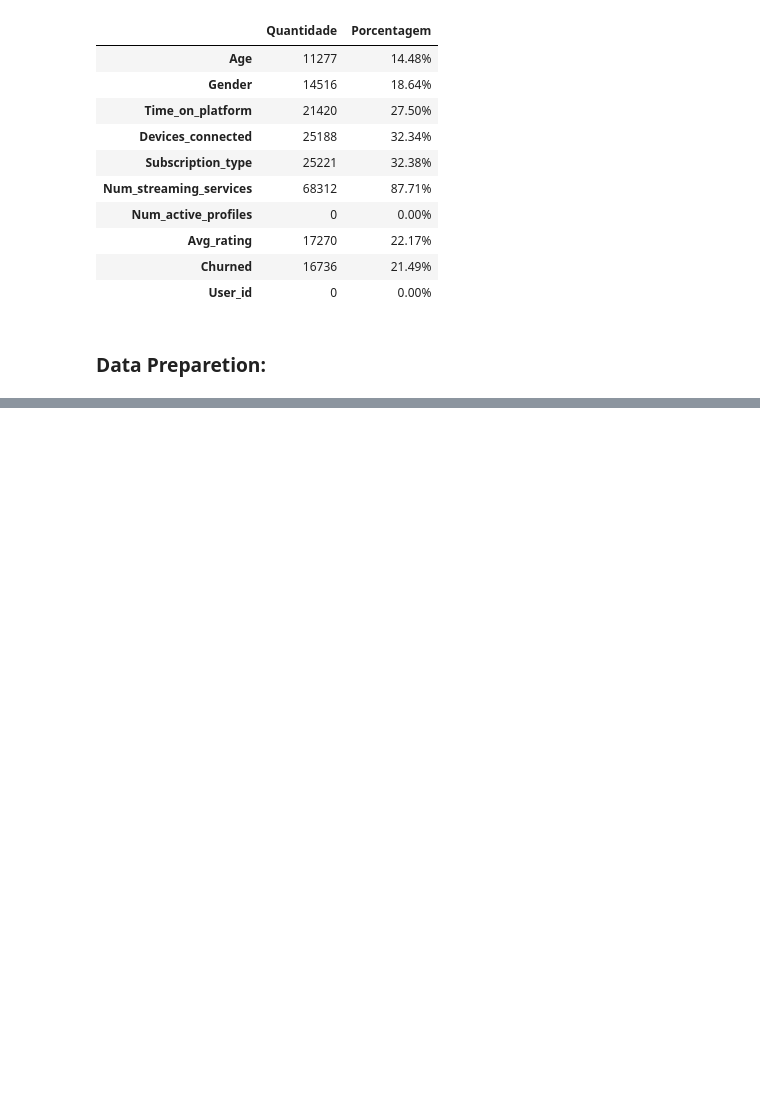
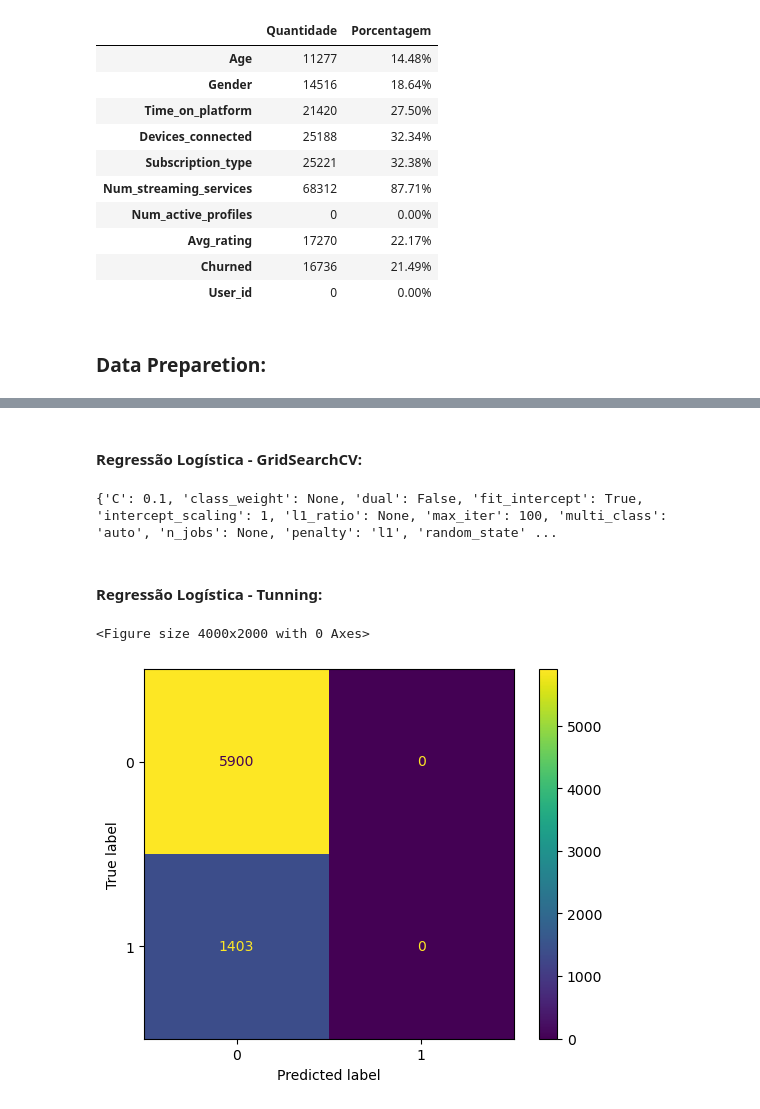
Before and after one commit to SamuelBarbosaDev/Churn_Prediction_Model, a Jupyter notebook: core/core/main.ipynb, the cells around one changed output, grey strips where cells are left out. Drawn from its saved outputs; the diff is of its cells as text; code cells hidden in the pictures; blank space fills up the shorter version.

```diff
--- a/core/core/main.ipynb
+++ b/core/core/main.ipynb
@@ -144,0 +313,2 @@ df[colunas_float] = churn_prediction.convertendo_colunas(
+# %% [markdown]
+#### Regressão Logística - GridSearchCV:
@@ -144,0 +329,39 @@ df[colunas_float] = churn_prediction.convertendo_colunas(
+# %%
+print(parameters)
+# %% [output]
+{'C': 0.1, 'class_weight': None, 'dual': False, 'fit_intercept': True, 'intercept_scaling': 1, 'l1_ratio': None, 'max_iter': 100, 'multi_class': 'auto', 'n_jobs': None, 'penalty': 'l1', 'random_state' ...
+# %% [markdown]
+#### Regressão Logística - Tunning:
+# %%
+modelo = LogisticRegression(
+    C=0.1,
+    class_weight=None,
+    dual=False,
+    fit_intercept=True,
+    intercept_scaling=1,
+    l1_ratio=None,
+    max_iter=100,
+    multi_class='auto',
+    n_jobs=None,
+    penalty='l1',
+    random_state=None,
+    solver='saga',
+    tol=0.0001,
+    verbose=0,
+    warm_start=False
+)
+# %%
+training, y_pred, x_train, x_test, y_train, y_test = churn_prediction.training(
+    x=x,
+    y=y,
+    modelo=modelo
+);
+# %%
+churn_prediction.gráfico_matrix_confusão(
+    training=training,
+    y_test=y_test,
+    x_test=x_test,
+);
+# %% [output]
+<Figure size 4000x2000 with 0 Axes>
+[figure, added]
```
Also changed, not shown: parts of 35 cells of this notebook.
